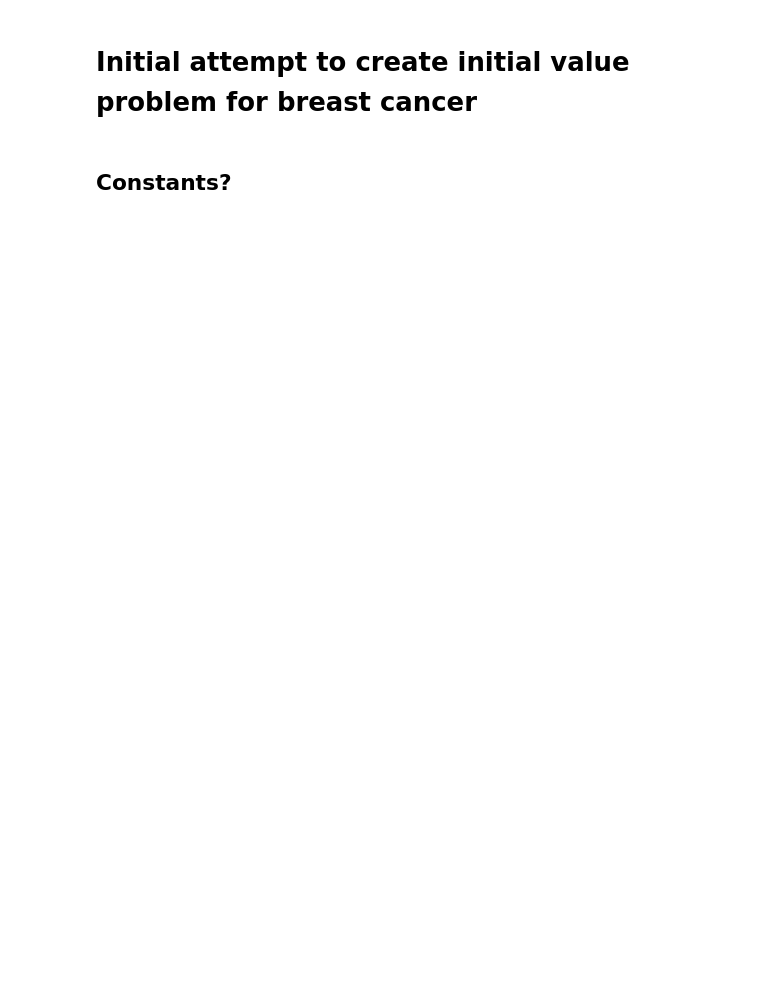
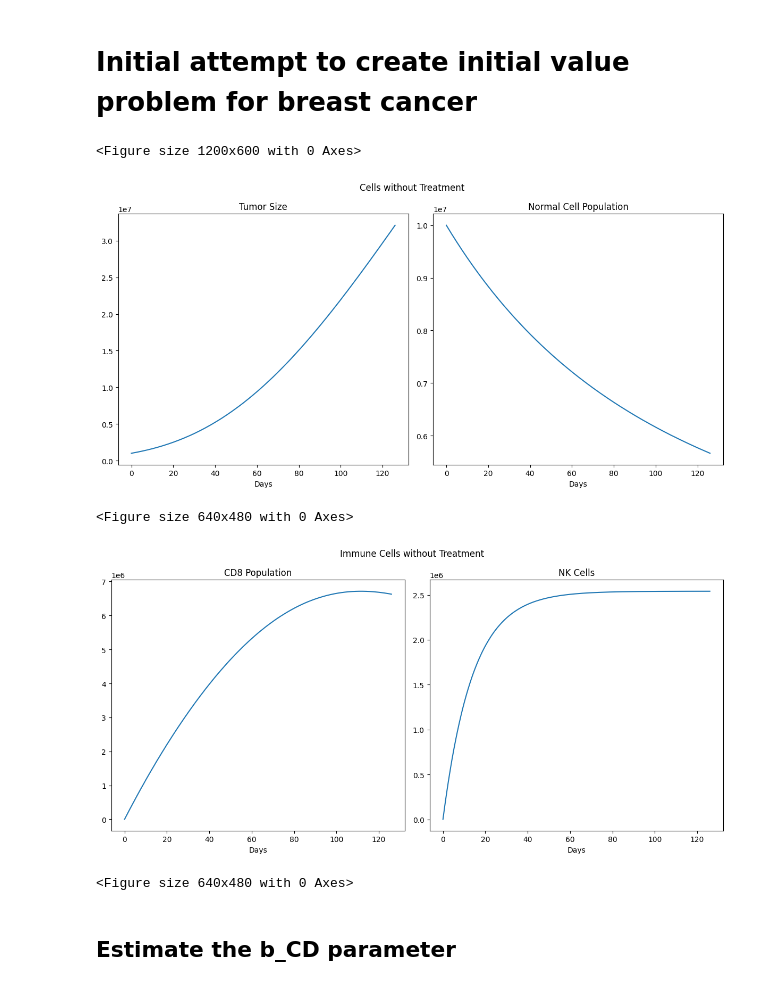
Before and after one commit to oescoba2/Vol4_Winter, a Jupyter notebook: Henry/henrys_work.ipynb, the cells around one changed output. Saved outputs shown, nothing was run; the diff lists cells and outputs as text; code cells hidden in the pictures; blank space fills up the shorter version.

Commit message:
Images added

```diff
--- a/Henry/henrys_work.ipynb
+++ b/Henry/henrys_work.ipynb
@@ -38,2 +86,0 @@ def cancer_ode(t, y):
-# %% [markdown]
-## Constants?
@@ -92,3 +87,48 @@ N_max = T_max / (1/100)
+# %%
+plt.figure(figsize=(12,6))
+ts = np.linspace(0, 126, 150)
+# Plot cells
+plt.figure(figsize=(12,6))
+plt.subplot(121)
+plt.plot(ts, sol.sol(ts)[0])
+plt.xlabel("Days")
+plt.title("Tumor Size")
+# Plot normal cells
+plt.subplot(122)
+plt.plot(ts, sol.sol(ts)[1])
+plt.xlabel("Days")
+plt.title("Normal Cell Population")
+# Overall plot
+plt.suptitle('Cells without Treatment')
+plt.tight_layout()
+plt.show()
+plt.savefig('Cell_graphs')
+
+# Immune cells
+# Plot CD8 cells
+plt.figure(figsize=(12,6))
+plt.subplot(121)
+plt.plot(ts, sol.sol(ts)[2])
+plt.xlabel("Days")
+plt.title("CD8 Population")
+# Plot NK cells
+plt.subplot(122)
+plt.plot(ts, sol.sol(ts)[3])
+plt.xlabel("Days")
+plt.title("NK Cells")
+# Overall plot
+plt.suptitle('Immune Cells without Treatment')
+plt.tight_layout()
+plt.show()
+plt.savefig('Immune_cells.pdf')
+# %% [output]
+<Figure size 1200x600 with 0 Axes>
+[figure, added]
+<Figure size 640x480 with 0 Axes>
+[figure, added]
+<Figure size 640x480 with 0 Axes>
+# %% [markdown]
+## Estimate the b_CD parameter
 # %%
 import numpy as np
 from scipy.optimize import minimize
```
Also changed, not shown: parts of 7 cells of this notebook, 3 other files.
